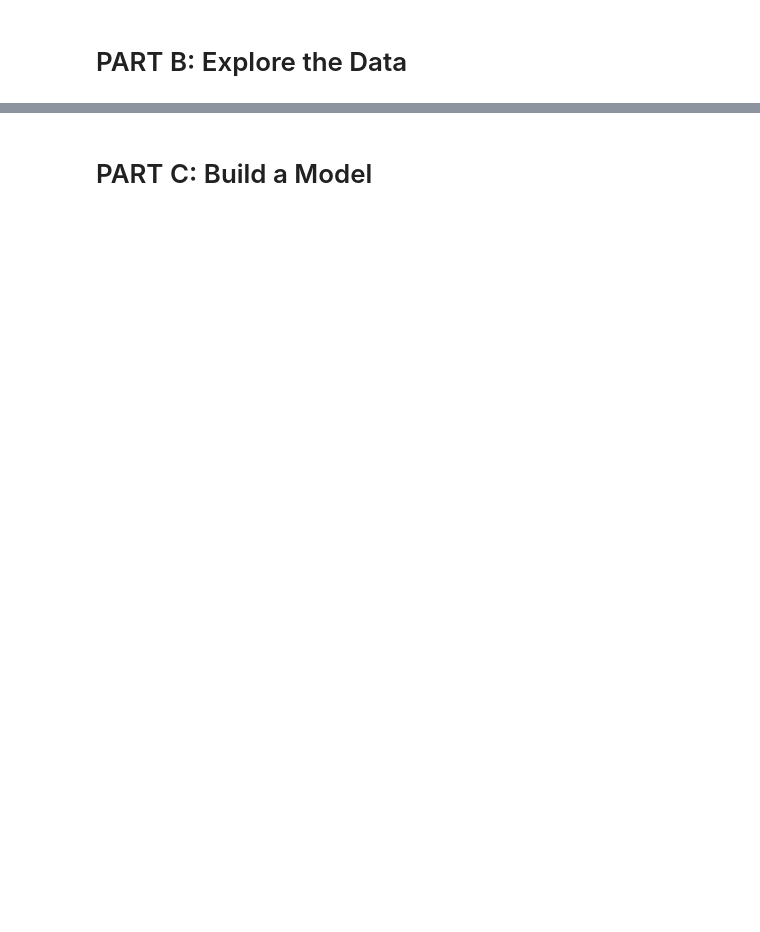
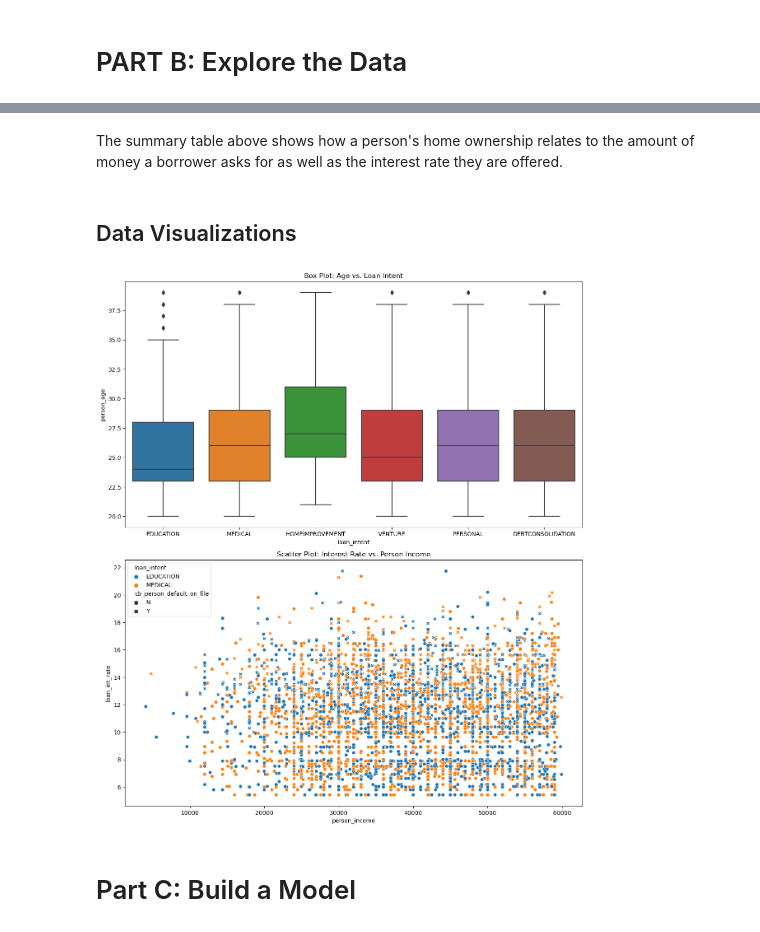
Before and after one commit to lucasf46/lucasf46.github.io, a Jupyter notebook: posts/BlogPost2/BlogPost2-2.ipynb, the cells around one changed output, grey strips where cells are left out. Drawn from its saved outputs; the diff is of its cells as text; code cells hidden in the pictures; blank space fills up the shorter version.

```diff
--- a/posts/BlogPost2/BlogPost2-2.ipynb
+++ b/posts/BlogPost2/BlogPost2-2.ipynb
@@ -80,0 +41,16 @@ plt.show()
+# %%
+# Income bins
+bins = [0, 50000, 100000, 200000, float('inf')]
+
+# Labels for bins
+labels = ['0-50k', '50k-100k', '100k-200k', '200k+']
+
+# New column in data frame: https://pandas.pydata.org/pandas-docs/stable/reference/api/pandas.cut.html
+df_train['income_bins'] = pd.cut(df_train['person_income'], bins=bins, labels=labels, right=False)
+
+# Group by the income bins and calculate the mean loan amount for each category
+summary_table = df_train.groupby('income_bins', observed=True).agg({'loan_amnt': 'mean', 'cb_person_cred_hist_length': 'mean'}).reset_index()
+summary_table.columns = ["Income Bins", "Mean Loan Amnt", "Mean Credit History Length"]
+
+summary_table2 = df_train.groupby('person_home_ownership').agg({'loan_amnt': 'mean', 'loan_int_rate': 'mean', 'cb_person_cred_hist_length': 'mean' }).reset_index()
+summary_table2.columns = ["Person Home Ownership", "Mean Loan Amount", "Mean Interest Rate", "Mean Credit History Length"]
@@ -81 +75,39 @@ plt.show()
+# %% [markdown]
+The summary table above shows how a person's home ownership relates to the amount of money a borrower asks for as well as the interest rate they are offered.
+# %% [markdown]
+## Data Visualizations
+# %%
+# Graph setup
+plt.figure(figsize=(12, 20))
+
+# Modify dataset to remove datapoints with person_age > 90 and person_employment_length > 40
+mod_df_train = df_train[df_train['person_age'] < 40]
+mod_df_train = mod_df_train[mod_df_train['person_emp_length'] < 40]
+
+plt.subplot(3, 1, 1, title="Box Plot: Age vs. Loan Intent")
+sns.boxplot(x= "loan_intent", y= "person_age", data= mod_df_train)
+
+#plt.subplot(3, 1, 2, title="Scatter Plot: Interest Rate vs. Employment Length")
+#sns.scatterplot(x= 'person_home_ownership', y= 'person_income', hue= 'cb_person_default_on_file', data= df_train)
+#sns.barplot(x= 'person_home_ownership', y= 'person_income', hue= 'cb_person_default_on_file', data= df_train)
+
+#Medical_Education_Venture = ["MEDICAL", "EDUCATION", "VENTURE"]
+Medical_Education_Venture = ["MEDICAL", "EDUCATION"]
+
+mod_df_train = mod_df_train[mod_df_train['person_income'] < 60000]
+filtered_df = mod_df_train[mod_df_train['loan_intent'].isin(Medical_Education_Venture)]
+
+
+
+plt.subplot(3, 1, 2, title="Scatter Plot: Interest Rate vs. Person Income")
+#sns.scatterplot(x= 'person_income', y= 'loan_int_rate', hue= 'cb_person_default_on_file', style= 'loan_intent' , data= df_train)
+sns.scatterplot(x= 'person_income', y= 'loan_int_rate', style= 'cb_person_default_on_file', hue= 'loan_intent' , data= filtered_df)
+
+
+plt.tight_layout()
+plt.show()
+# %% [output]
+[figure, added]
+# %% [markdown]
+# Part C: Build a Model
 # %%
@@ -99,2 +116,0 @@ y = df_train['loan_status']
-# %% [markdown]
-# PART C: Build a Model
```
Also changed, not shown: parts of 42 cells of this notebook, 40 other files.
